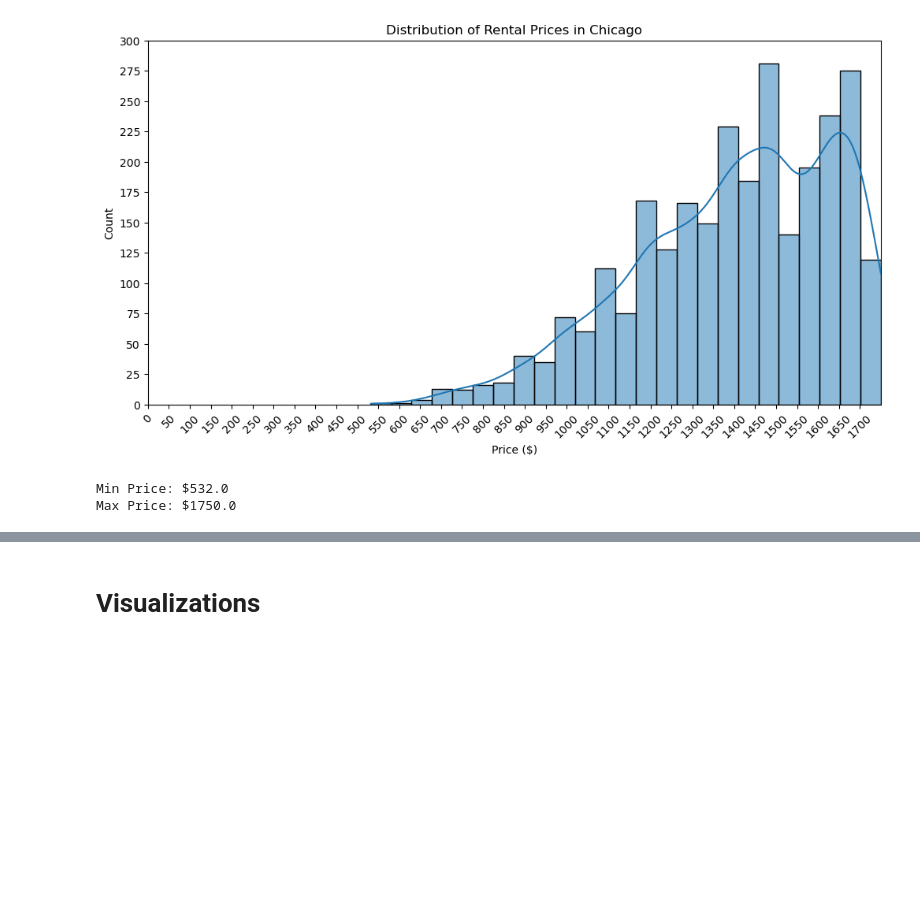
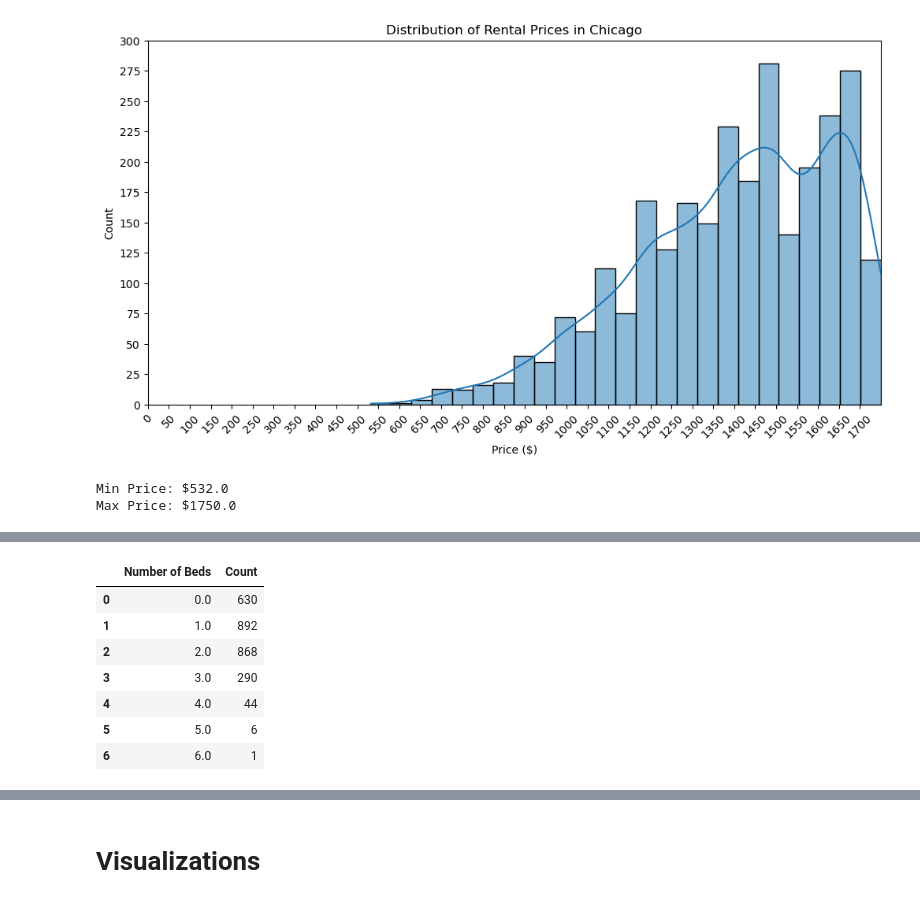
Before and after one commit to cmart71/Student_Housing_Matchmaker, a Jupyter notebook: Progress_Report.ipynb, the cells around one changed output, grey strips where cells are left out. Drawn from its saved outputs; the diff is of its cells as text; code cells hidden in the pictures; blank space fills up the shorter version.

```diff
--- a/Progress_Report.ipynb
+++ b/Progress_Report.ipynb
@@ -184,0 +200,14 @@ Max Price: $1750.0
+# %%
+bed_counts = chicago_rentals_df['Beds'].value_counts().sort_index()
+bed_counts_df = bed_counts.reset_index()
+bed_counts_df.columns = ['Number of Beds', 'Count']
+display(bed_counts_df)
+# %% [output]
+|  | Number of Beds | Count |
+| 0 | 0.0 | 630 |
+| 1 | 1.0 | 892 |
+| 2 | 2.0 | 868 |
+| 3 | 3.0 | 290 |
+| 4 | 4.0 | 44 |
+| 5 | 5.0 | 6 |
+| 6 | 6.0 | 1 |
```
Also changed, not shown: parts of 4 cells of this notebook.
